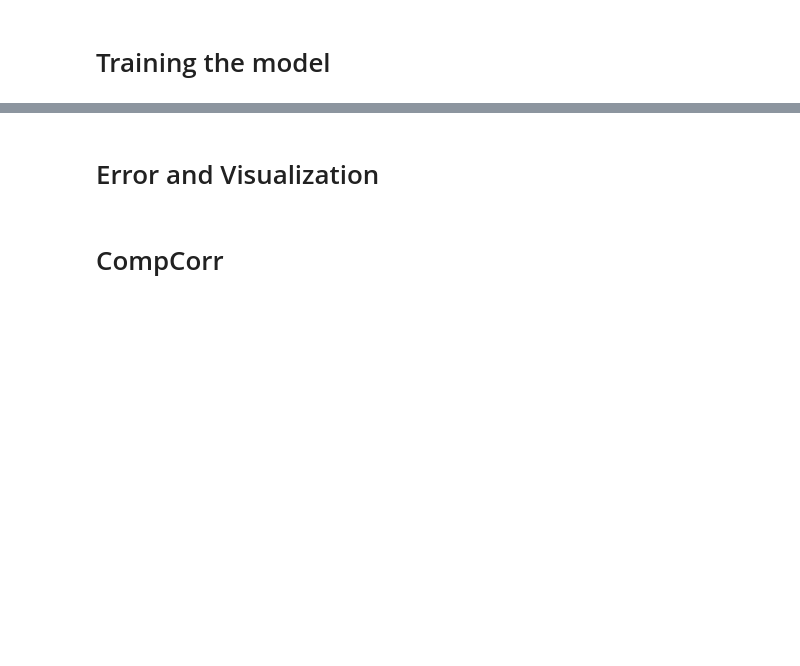
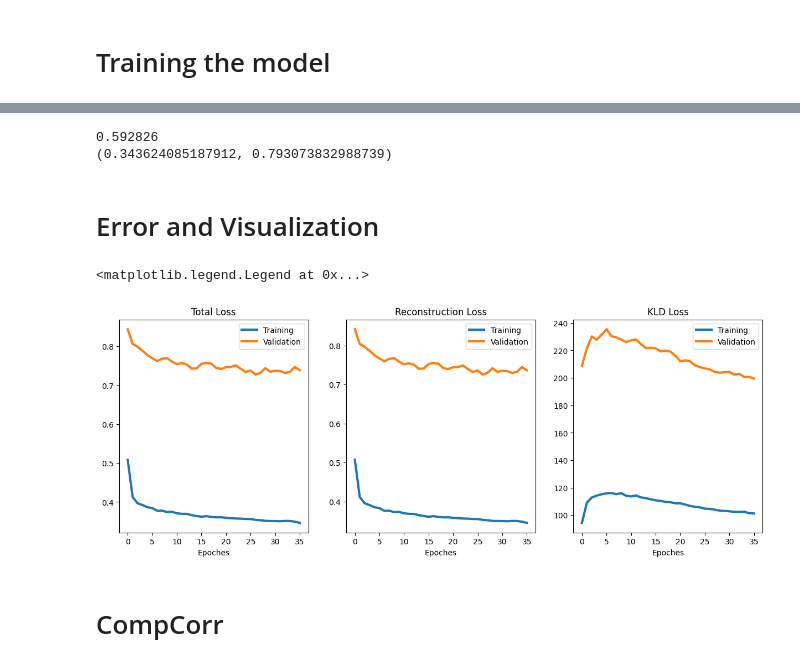
Before and after one commit to sccnlab/DeepCor, a Jupyter notebook: Realistic_data_simulation/Model_training_for_realistic_data_simulation.ipynb, the cells around one changed output, grey strips where cells are left out. Cells and saved outputs as stored; diff of their text form; code cells hidden in the pictures; blank space fills up the shorter version.

```diff
--- a/Realistic_data_simulation/Model_training_for_realistic_data_simulation.ipynb
+++ b/Realistic_data_simulation/Model_training_for_realistic_data_simulation.ipynb
@@ -552,30 +502,48 @@ print(test_rec_loss_n)
+# %%
+print(final_test_mean)
+print(final_test_percentile)
+# %% [output]
+0.592826
+(0.343624085187912, 0.793073832988739)
 # %% [markdown]
 # Error and Visualization
 # %%
-running_loss_L2 = [item.detach().cpu().numpy() for item in running_loss_L]
-running_loss_L2 = np.array(running_loss_L2)
-running_recons_L2 = [item.detach().cpu().numpy() for item in running_recons_L]
-running_recons_L2 = np.array(running_recons_L2)
-running_KLD_L2 = [item.detach().cpu().numpy() for item in running_KLD_L]
-running_KLD_L2 = np.array(running_KLD_L2)
+train_loss_L2 = [item.detach().cpu().numpy() for item in train_loss_L]
+train_loss_L2 = np.array(train_loss_L2)
+train_recons_L2 = [item.detach().cpu().numpy() for item in train_recons_L]
+train_recons_L2 = np.array(train_recons_L2)
+train_KLD_L2 = [item.detach().cpu().numpy() for item in train_KLD_L]
+train_KLD_L2 = np.array(train_KLD_L2)
+# %%
+val_loss_L2 = [item.detach().cpu().numpy() for item in val_loss_L]
+val_loss_L2 = np.array(val_loss_L2)
+val_recons_L2 = [item.detach().cpu().numpy() for item in val_recons_L]
+val_recons_L2 = np.array(val_recons_L2)
+val_KLD_L2 = [item.detach().cpu().numpy() for item in val_KLD_L]
+val_KLD_L2 = np.array(val_KLD_L2)
 # %%
-num_list = [i for i in range(epoch_num)]
-num_list = [i for i in range(len(running_loss_L2))]
-fig,ax = plt.subplots(figsize =(10,10))
+num_list = [i for i in range(len(train_loss_L2))]
+fig,ax = plt.subplots(figsize =(15,5))
 ax.tick_params(axis='both', which='major', labelsize=20)
 ax.tick_params(axis='both', which='minor', labelsize=20)
-# plt.subplot(1,3,1)
-plt.plot(num_list,running_loss_L2, '-',linewidth=3)
-# plt.title('Training Loss',FontSize=30,FontName='Arial')
-# plt.xlabel('Epoches',FontSize=24,FontName='Arial')
-# plt.subplot(1,3,2)
-# plt.plot(num_list,running_recons_L2, '-',linewidth=3)
-# plt.title('Training Reconstruction Loss',FontSize=16,FontName='Arial')
-# plt.xlabel('Epoches',FontSize=14,FontName='Arial')
-# plt.subplot(1,3,3)
-# plt.plot(num_list,running_KLD_L2, '-',linewidth=3)
-# plt.title('Training KLD Loss',FontSize=16,FontName='Arial')
-# plt.xlabel('Epoches',FontSize=14,FontName='Arial')
-plt.savefig('drive/MyDrive/dataset/brain/training_loss.png',dpi=400)
-# plt.savefig('drive/MyDrive/dataset/brain/training_rec_loss.png',dpi=400)
-# plt.savefig('drive/MyDrive/dataset/brain/training_kld_loss.png',dpi=400)
+plt.subplot(1,3,1)
+plt.plot(num_list,train_loss_L2, '-',linewidth=3, label='Training')
+plt.title('Total Loss')
+plt.xlabel('Epoches')
+plt.plot(num_list,val_loss_L2, '-',linewidth=3,label='Validation')
+plt.legend()
+plt.subplot(1,3,2)
+plt.plot(num_list,train_recons_L2, '-',linewidth=3, label='Training')
+plt.title('Reconstruction Loss')
+plt.xlabel('Epoches')
+plt.plot(num_list,val_recons_L2, '-',linewidth=3,label='Validation')
+plt.legend()
+plt.subplot(1,3,3)
+plt.plot(num_list,train_KLD_L2, '-',linewidth=3, label='Training')
+plt.title('KLD Loss')
+plt.xlabel('Epoches')
+plt.plot(num_list,val_KLD_L2, '-',linewidth=3,label='Validation')
+plt.legend()
+# %% [output]
+<matplotlib.legend.Legend at 0x...>
+[figure, added]
```
Also changed, not shown: parts of 38 cells of this notebook.
